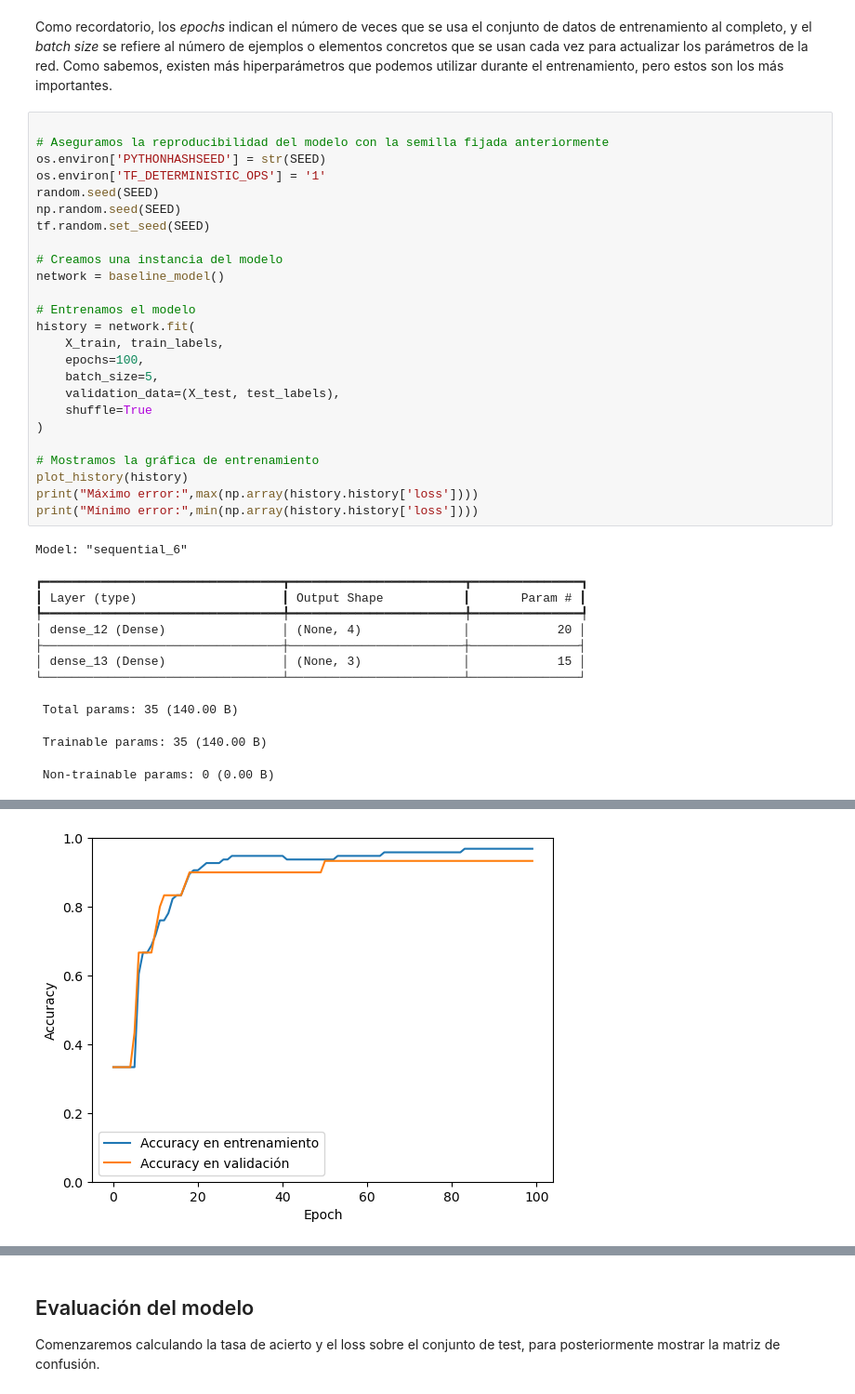
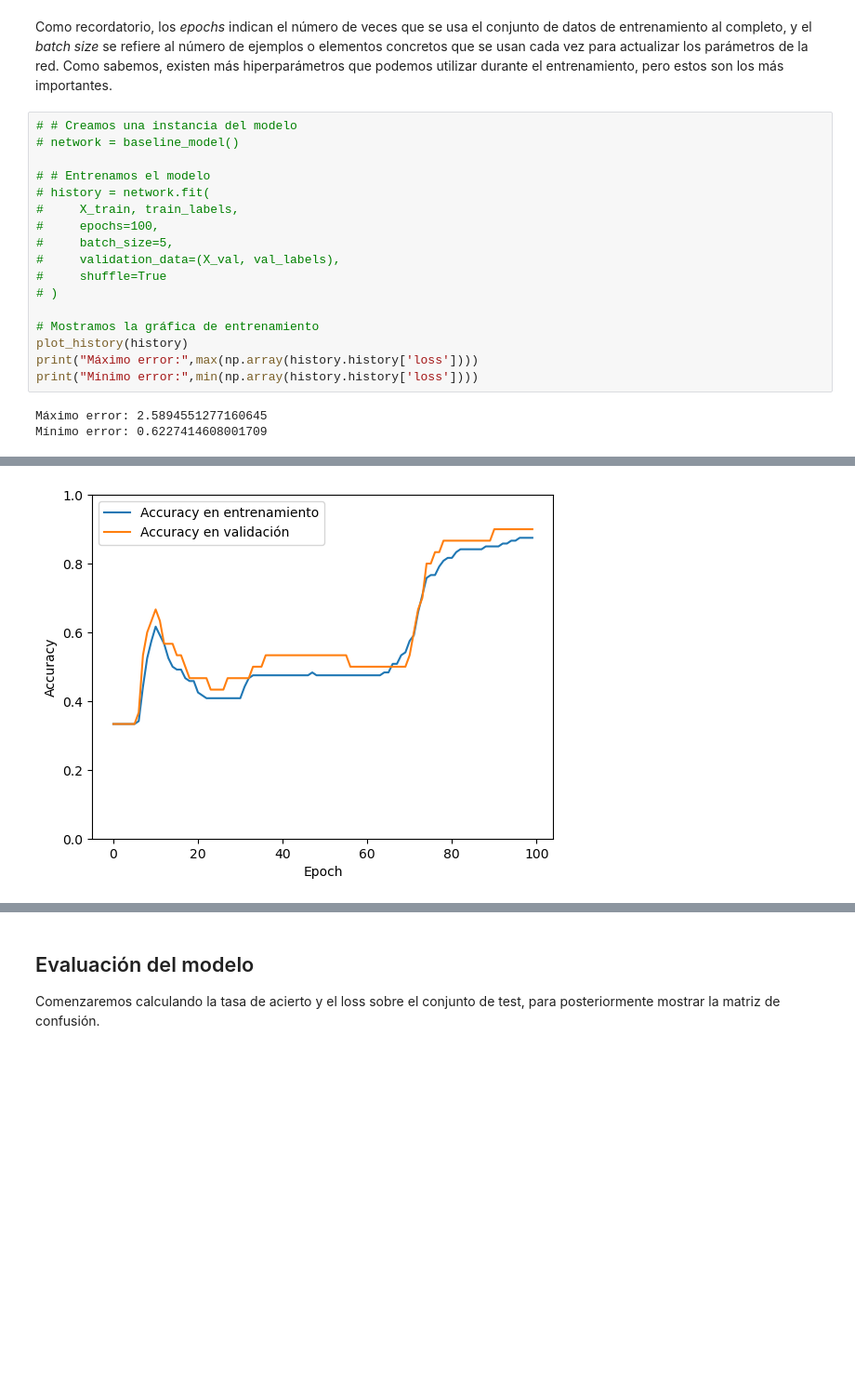
Before and after one commit to koalagordokbron/cell_net_evaluacion_modelos, a Jupyter notebook: Cell_net_Evaluacion_de_modelos.ipynb, the cells around one changed output, grey strips where cells are left out. Shown at 93% size. Drawn from its saved outputs; the diff is of its cells as text; blank space fills up the shorter version.

Commit message:
Segunda parte: validación
Explicación de cómo he hecho validación simple y cruzada en el modelo base.

```diff
--- a/Cell_net_Evaluacion_de_modelos.ipynb
+++ b/Cell_net_Evaluacion_de_modelos.ipynb
@@ -266,39 +330,22 @@ Una vez que tenemos el conjunto de datos preparado y la red neuronal creada, pod
 # %% [markdown]
 Como recordatorio, los *epochs* indican el número de veces que se usa el conjunto de datos de entrenamiento al completo, y el *batch size* se refiere al número de ejemplos o elementos concretos que se usan cada vez para actualizar los parámetros de la red. Como sabemos, existen más hiperparámetros que podemos utilizar durante el entrenamiento, pero estos son los más importantes.
 # %%
+# # Creamos una instancia del modelo
+# network = baseline_model()
 
-# Aseguramos la reproducibilidad del modelo con la semilla fijada anteriormente
-os.environ['PYTHONHASHSEED'] = str(SEED)
-os.environ['TF_DETERMINISTIC_OPS'] = '1'
-random.seed(SEED)
-np.random.seed(SEED)
-tf.random.set_seed(SEED)
-
-# Creamos una instancia del modelo
-network = baseline_model()
-
-# Entrenamos el modelo
-history = network.fit(
-    X_train, train_labels,
-    epochs=100,
-    batch_size=5,
-    validation_data=(X_test, test_labels),
-    shuffle=True
-)
+# # Entrenamos el modelo
+# history = network.fit(
+#     X_train, train_labels,
+#     epochs=100,
+#     batch_size=5,
+#     validation_data=(X_val, val_labels),
+#     shuffle=True
+# )
 
 # Mostramos la gráfica de entrenamiento
 plot_history(history)
 print("Máximo error:",max(np.array(history.history['loss'])))
 print("Mínimo error:",min(np.array(history.history['loss'])))
 # %% [output]
-Model: "sequential_6"
+Máximo error: 2.5894551277160645
+Mínimo error: 0.6227414608001709
-┏━━━━━━━━━━━━━━━━━━━━━━━━━━━━━━━━━┳━━━━━━━━━━━━━━━━━━━━━━━━┳━━━━━━━━━━━━━━━┓
-┃ Layer (type)                    ┃ Output Shape           ┃       Param # ┃
-┡━━━━━━━━━━━━━━━━━━━━━━━━━━━━━━━━━╇━━━━━━━━━━━━━━━━━━━━━━━━╇━━━━━━━━━━━━━━━┩
-│ dense_12 (Dense)                │ (None, 4)              │            20 │
-├─────────────────────────────────┼────────────────────────┼───────────────┤
-│ dense_13 (Dense)                │ (None, 3)              │            15 │
-└─────────────────────────────────┴────────────────────────┴───────────────┘
- Total params: 35 (140.00 B)
- Trainable params: 35 (140.00 B)
- Non-trainable params: 0 (0.00 B)
@@ -322 +352 @@ Mínimo error: 0.18724088370800018
-[figure, old version]
+[figure, new version]
```
Also changed, not shown: parts of 7 cells of this notebook.
